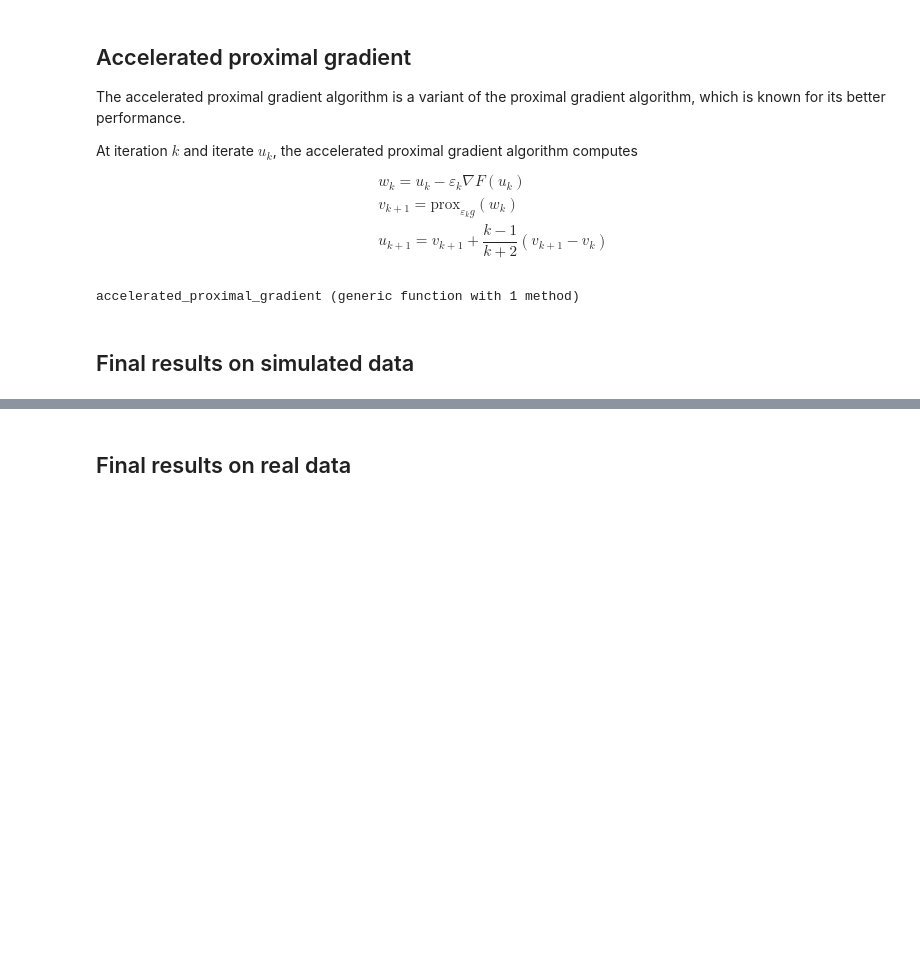
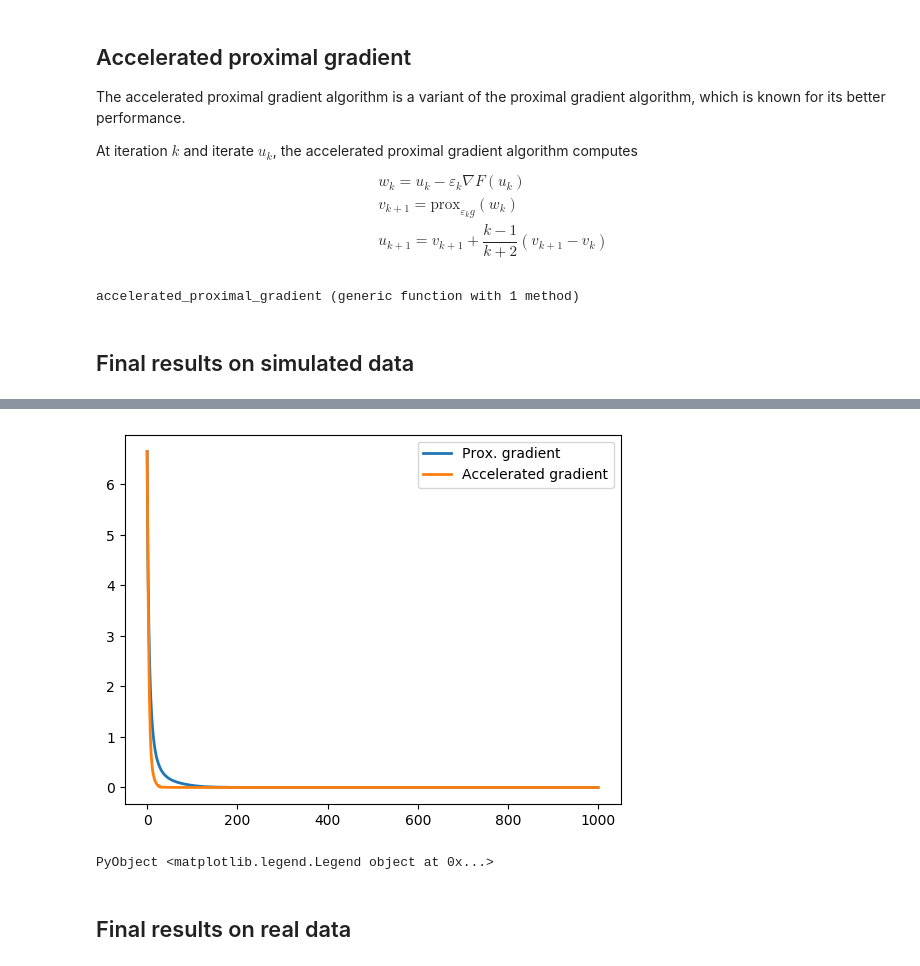
Before and after one commit to mzaffran/proximal_methods, a Jupyter notebook: tp1.ipynb, the cells around one changed output, grey strips where cells are left out. Drawn from its saved outputs; the diff is of its cells as text; code cells hidden in the pictures; blank space fills up the shorter version.

```diff
--- a/tp1.ipynb
+++ b/tp1.ipynb
@@ -187,3 +168,10 @@ PyObject <matplotlib.legend.Legend object at 0x...>
+# %%
+plot(trace_1 .- optsol, lw=2., label="Prox. gradient")
+plot(trace_2 .- optsol, lw=2., label="Accelerated gradient")
+legend()
+# %% [output]
+[figure, added]
+PyObject <matplotlib.legend.Legend object at 0x...>
 # %% [markdown]
 ## Final results on real data
 # %%
```
Also changed, not shown: parts of 5 cells of this notebook.
